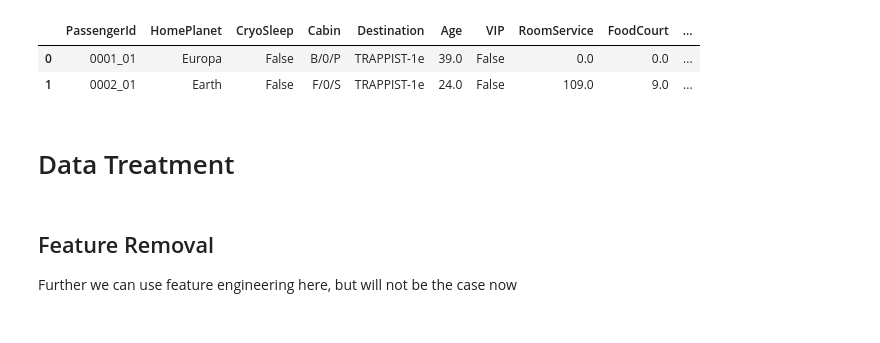
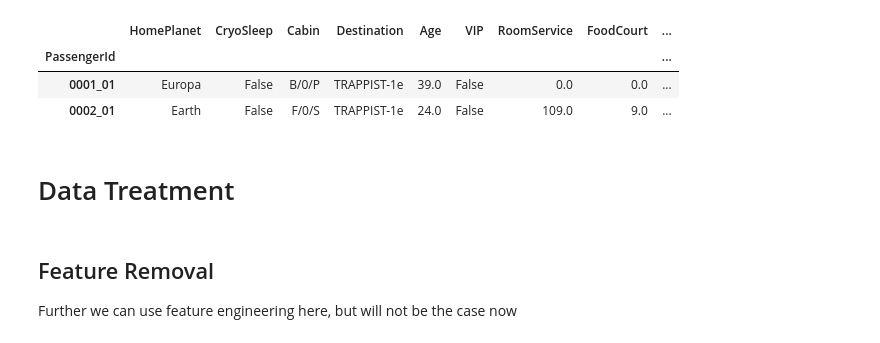
Before and after one commit to kisukegremory/Kaggle, a Jupyter notebook: Spaceship Titanic/Treatment and EDA.ipynb, the cells around one changed output. Saved outputs shown, nothing was run; the diff lists cells and outputs as text; code cells hidden in the pictures.

```diff
--- a/Spaceship Titanic/Main.ipynb
+++ b/Spaceship Titanic/Treatment and EDA.ipynb
@@ -7,12 +7,13 @@ import statsmodels.api as sm
 
 from sklearn.impute import SimpleImputer,KNNImputer
 # %%
-df = pd.read_csv("data/train.csv")
+df = pd.read_csv("data/train.csv", index_col='PassengerId')
 df.head(2)
 # %% [output]
-|  | PassengerId | HomePlanet | CryoSleep | Cabin | Destination | Age | VIP | RoomService | FoodCourt | ... |
-| 0 | 0001_01 | Europa | False | B/0/P | TRAPPIST-1e | 39.0 | False | 0.0 | 0.0 | ... |
-| 1 | 0002_01 | Earth | False | F/0/S | TRAPPIST-1e | 24.0 | False | 109.0 | 9.0 | ... |
+|  | HomePlanet | CryoSleep | Cabin | Destination | Age | VIP | RoomService | FoodCourt | ... |
+| PassengerId |  |  |  |  |  |  |  |  | ... |
+| 0001_01 | Europa | False | B/0/P | TRAPPIST-1e | 39.0 | False | 0.0 | 0.0 | ... |
+| 0002_01 | Earth | False | F/0/S | TRAPPIST-1e | 24.0 | False | 109.0 | 9.0 | ... |
 # %% [markdown]
 # Data Treatment
 # %%
```
Also changed, not shown: parts of 5 cells of this notebook, 2 other files.
